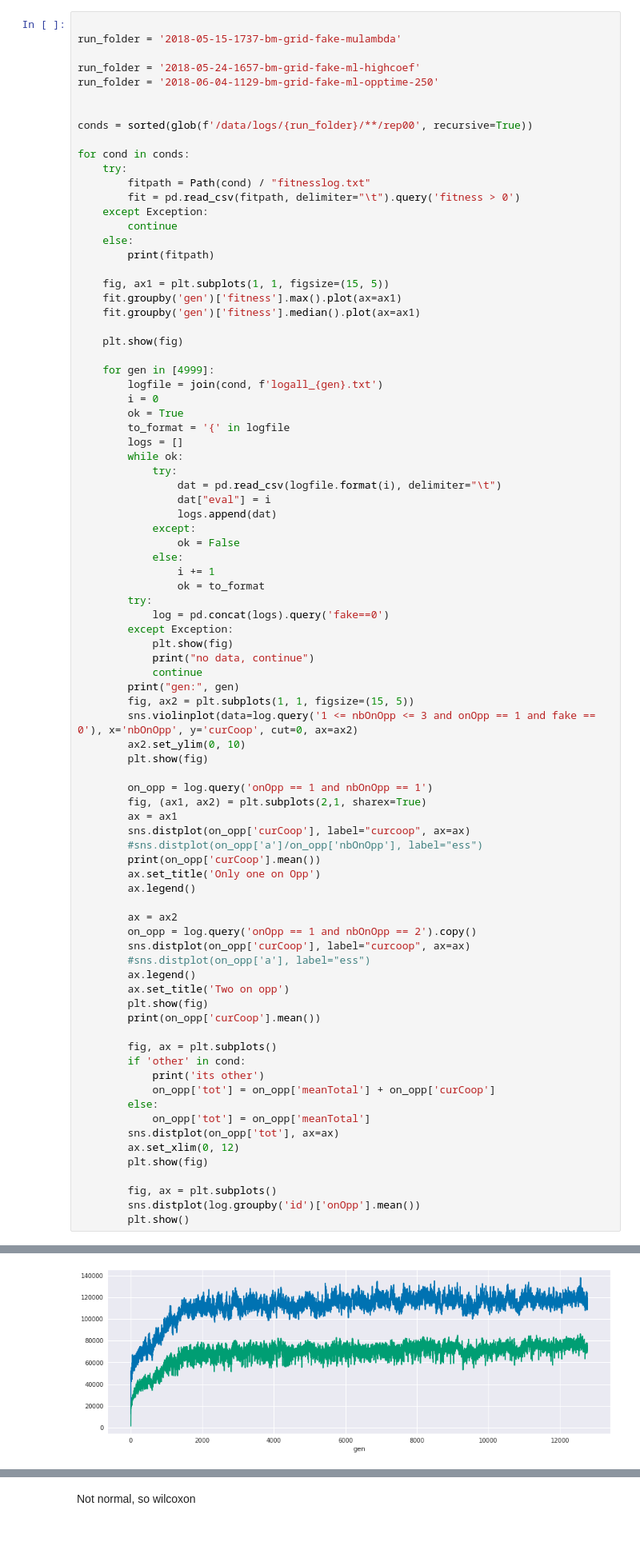
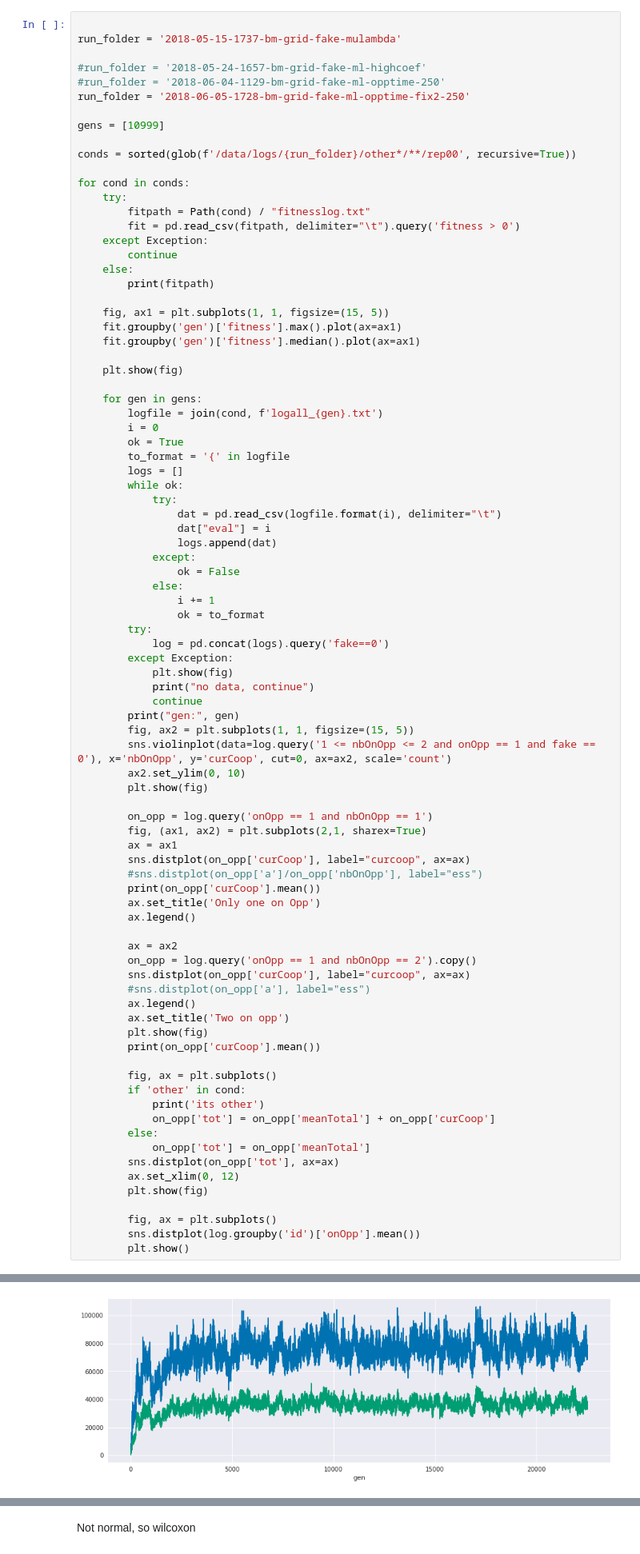
Before and after one commit to PaulEcoffet/roborobo3, a Jupyter notebook: roborobo3/notebooks/bigmodel ESS stat.ipynb, the cells around one changed output, grey strips where cells are left out. Shown: that part at 80% size. Drawn from its saved outputs; the diff is of its cells as text.

```diff
--- a/roborobo3/notebooks/bigmodel ESS stat.ipynb
+++ b/roborobo3/notebooks/bigmodel ESS stat.ipynb
@@ -15,11 +15,13 @@ sns.set_palette('colorblind');
 
 run_folder = '2018-05-15-1737-bm-grid-fake-mulambda'
 
-run_folder = '2018-05-24-1657-bm-grid-fake-ml-highcoef'
-run_folder = '2018-06-04-1129-bm-grid-fake-ml-opptime-250'
+#run_folder = '2018-05-24-1657-bm-grid-fake-ml-highcoef'
+#run_folder = '2018-06-04-1129-bm-grid-fake-ml-opptime-250'
+run_folder = '2018-06-05-1728-bm-grid-fake-ml-opptime-fix2-250'
 
+gens = [10999]
 
-conds = sorted(glob(f'/data/logs/{run_folder}/**/rep00', recursive=True))
+conds = sorted(glob(f'/data/logs/{run_folder}/other*/**/rep00', recursive=True))
 
 for cond in conds:
     try:
@@ -36,7 +38,7 @@ for cond in conds:
 
     plt.show(fig)
 
-    for gen in [4999]:
+    for gen in gens:
         logfile = join(cond, f'logall_{gen}.txt')
         i = 0
         ok = True
@@ -60,7 +62,7 @@ for cond in conds:
             continue
         print("gen:", gen)
         fig, ax2 = plt.subplots(1, 1, figsize=(15, 5))
-        sns.violinplot(data=log.query('1 <= nbOnOpp <= 3 and onOpp == 1 and fake == 0'), x='nbOnOpp', y='curCoop', cut=0, ax=ax2)
+        sns.violinplot(data=log.query('1 <= nbOnOpp <= 2 and onOpp == 1 and fake == 0'), x='nbOnOpp', y='curCoop', cut=0, ax=ax2, scale='count')
         ax2.set_ylim(0, 10)
         plt.show(fig)
 
@@ -100 +102 @@ for cond in conds:
-[figure, old version]
+[figure, new version]
```
Also changed, not shown: parts of 4 cells of this notebook, 18 other files.
